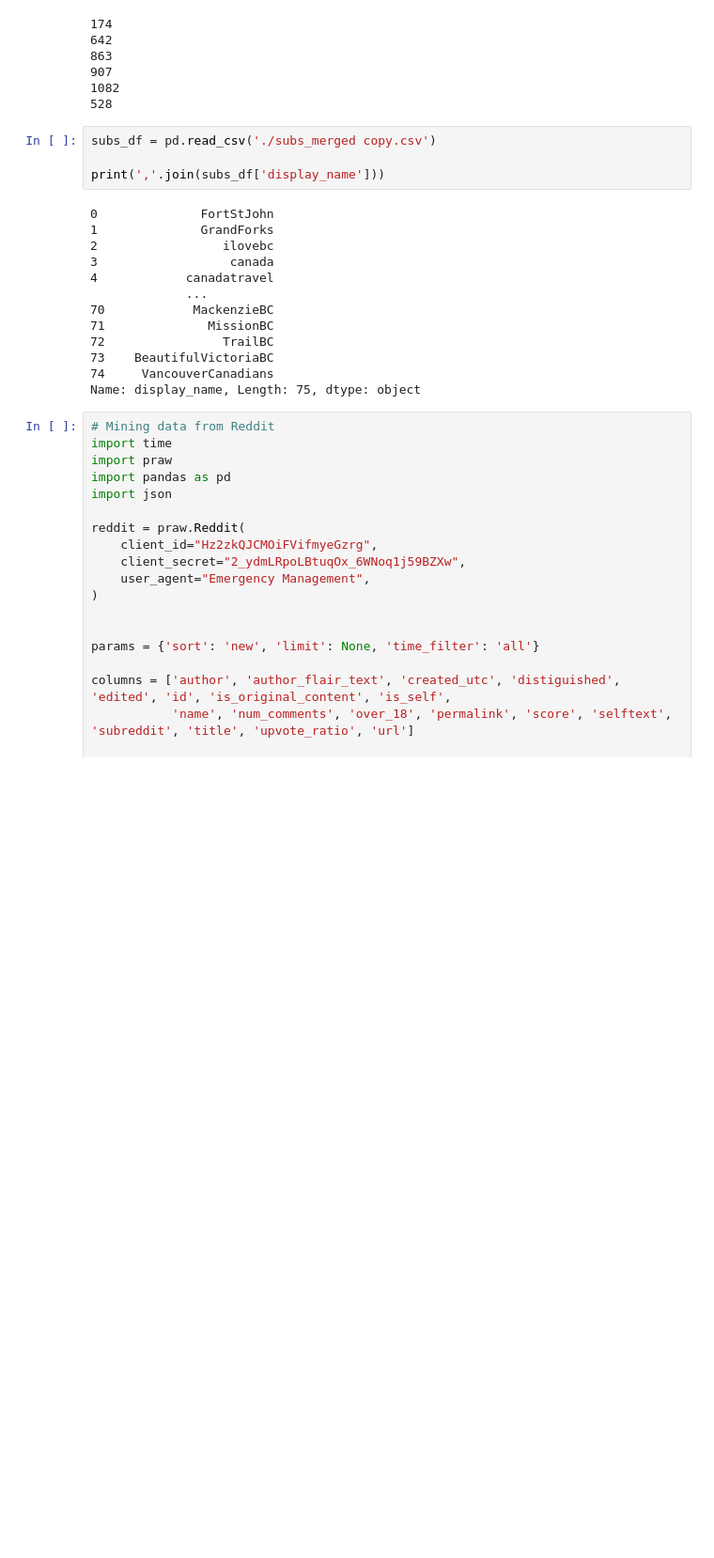
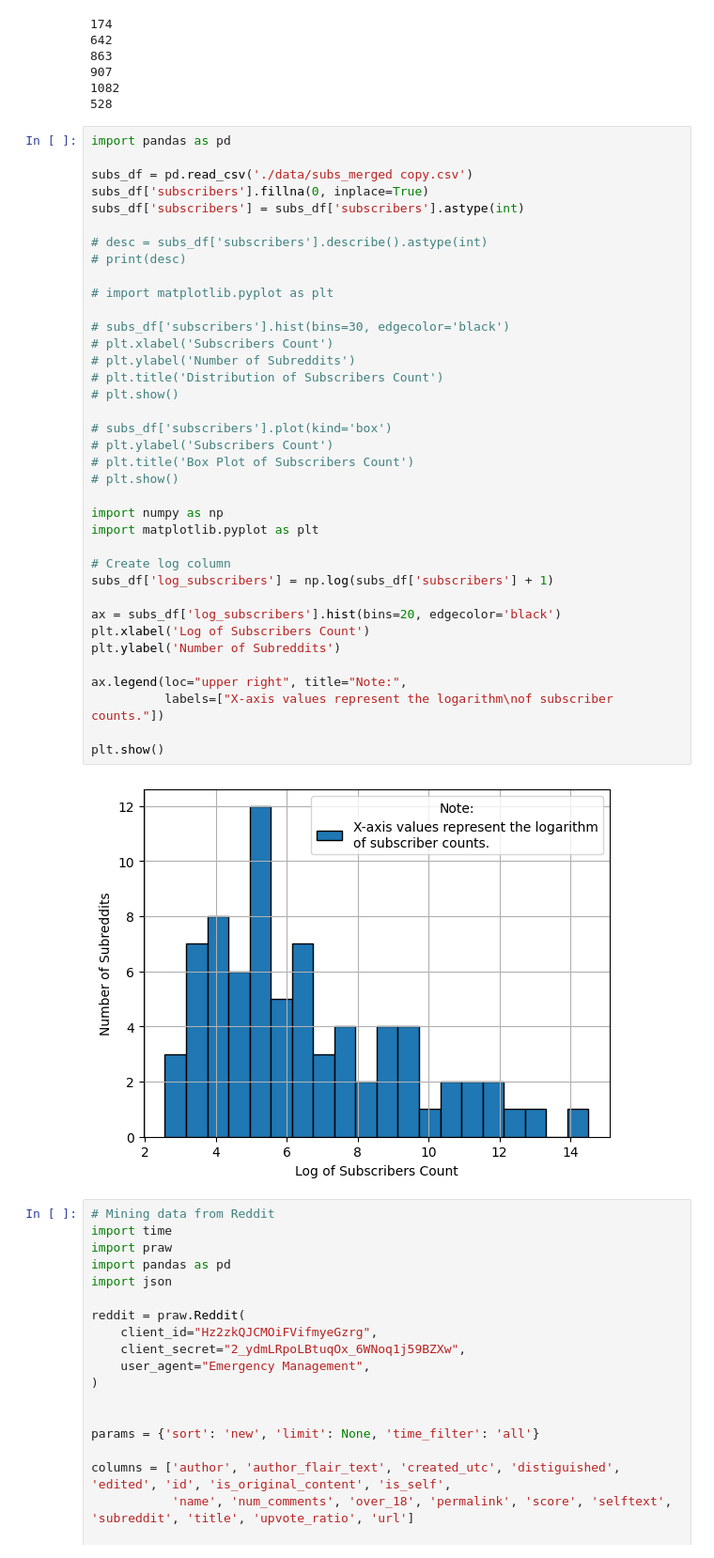
Before and after one commit to arvandiii/Thesis-Project, a Jupyter notebook: reddit/mining/mining.ipynb, the cells around one changed output. Shown at 94% size. Drawn from its saved outputs; the diff is of its cells as text; blank space fills up the shorter version.

```diff
--- a/reddit/mining/mining.ipynb
+++ b/reddit/mining/mining.ipynb
@@ -106,23 +100,45 @@ subs_df.to_csv('./subs_merged.csv', index=False)
 907
 1082
 528
-# %%
-subs_df = pd.read_csv('./subs_merged copy.csv')
-
-print(','.join(subs_df['display_name']))
-# %% [output]
-0              FortStJohn
-1              GrandForks
-2                 ilovebc
-3                  canada
-4            canadatravel
-             ...
-70            MackenzieBC
-71              MissionBC
-72                TrailBC
-73    BeautifulVictoriaBC
-74     VancouverCanadians
-Name: display_name, Length: 75, dtype: object
+# %%
+import pandas as pd
+
+subs_df = pd.read_csv('./data/subs_merged copy.csv')
+subs_df['subscribers'].fillna(0, inplace=True)
+subs_df['subscribers'] = subs_df['subscribers'].astype(int)
+
+# desc = subs_df['subscribers'].describe().astype(int)
+# print(desc)
+
+# import matplotlib.pyplot as plt
+
+# subs_df['subscribers'].hist(bins=30, edgecolor='black')
+# plt.xlabel('Subscribers Count')
+# plt.ylabel('Number of Subreddits')
+# plt.title('Distribution of Subscribers Count')
+# plt.show()
+
+# subs_df['subscribers'].plot(kind='box')
+# plt.ylabel('Subscribers Count')
+# plt.title('Box Plot of Subscribers Count')
+# plt.show()
+
+import numpy as np
+import matplotlib.pyplot as plt
+
+# Create log column
+subs_df['log_subscribers'] = np.log(subs_df['subscribers'] + 1)
+
+ax = subs_df['log_subscribers'].hist(bins=20, edgecolor='black')
+plt.xlabel('Log of Subscribers Count')
+plt.ylabel('Number of Subreddits')
+
+ax.legend(loc="upper right", title="Note:",
+          labels=["X-axis values represent the logarithm\nof subscriber counts."])
+
+plt.show()
+# %% [output]
+[figure, added]
 # %%
 # Mining data from Reddit
 import time
```
Also changed, not shown: parts of 5 cells of this notebook, 4 other files.
